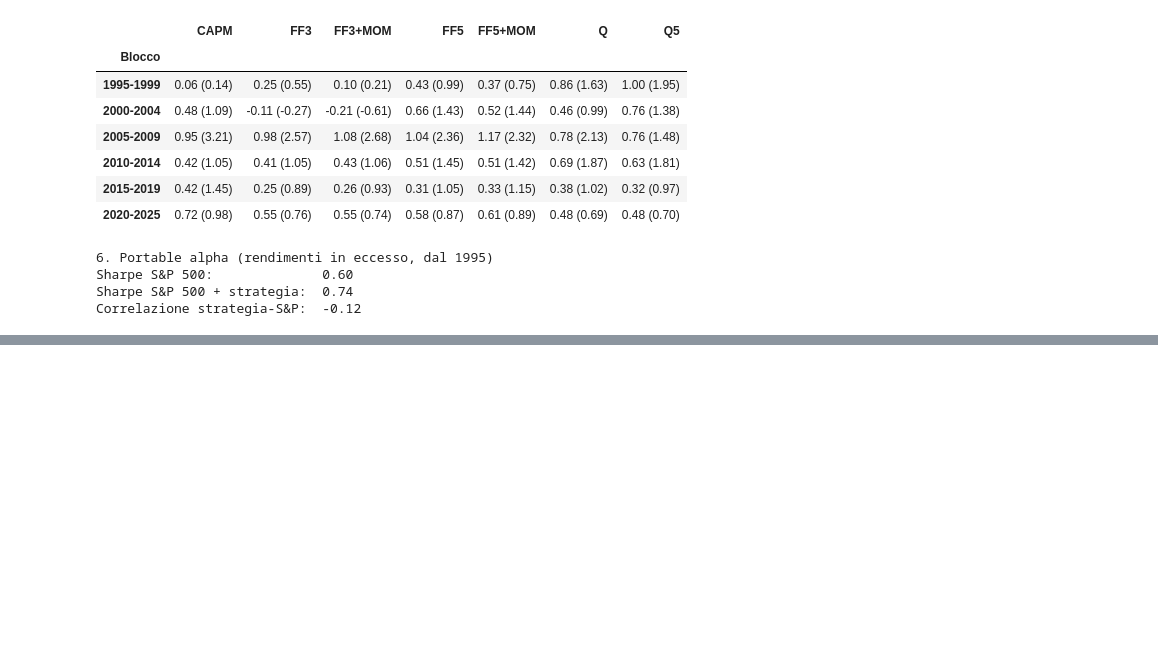
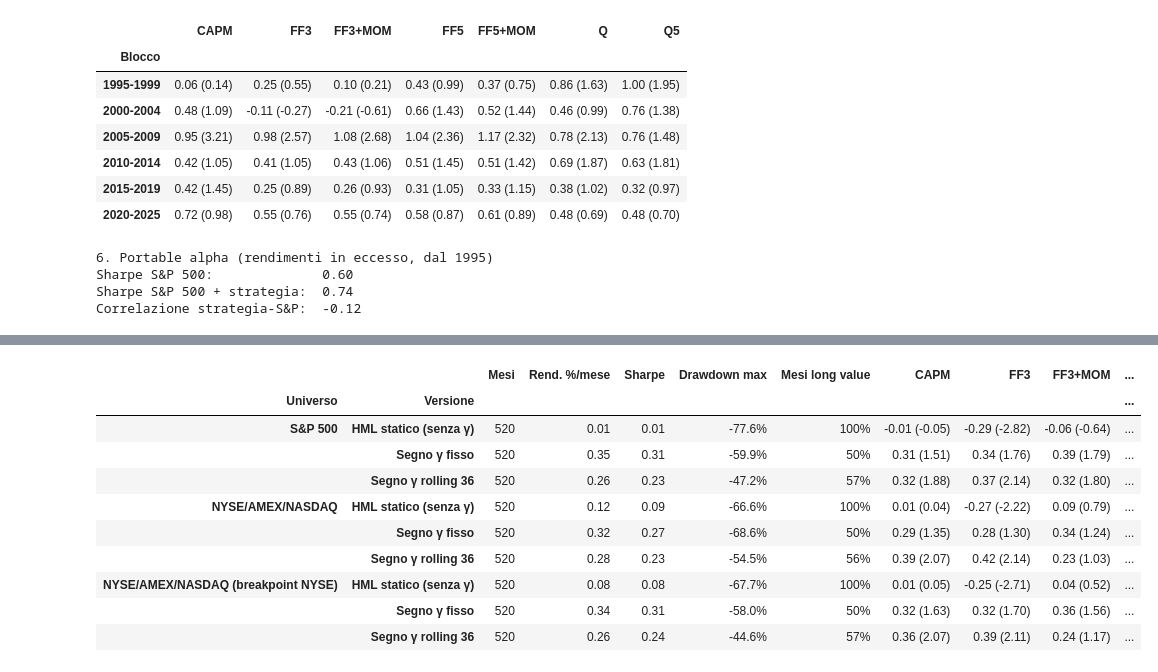
Before and after one commit to luigidimonte/AppliedInvestments, a Jupyter notebook: 02_strategia_value_growth.ipynb, the cells around one changed output, grey strips where cells are left out. Saved outputs shown, nothing was run; the diff lists cells and outputs as text; code cells hidden in the pictures; blank space fills up the shorter version.

Commit message:
Strategia dal 1982, costi, isteresi

```diff
--- a/02_strategia_value_growth.ipynb
+++ b/02_strategia_value_growth.ipynb
@@ -1258,0 +1340,85 @@ Correlazione strategia-S&P:  -0.12
+# %%
+# ---------- campione: dal primo mese con γ rolling disponibile in tutti gli universi ----------
+INIZIO = max(a_periodi(g).dropna().index.min() for g in gamma_roll.values())
+print("Inizio campione:", INIZIO)
+
+def segno(g):
+    return np.sign(a_periodi(g)).replace(0, np.nan).ffill()
+
+def nome_v0(V0):
+    return f"${V0/1e6:,.0f}M" if V0 < 1e9 else f"${V0/1e9:,.0f}B"
+
+VERSIONI_FIN = {"HML statico (senza γ)": None,
+                "Segno γ fisso": gamma_fisso,
+                "Segno γ rolling 36": "rolling"}
+
+OFF, SERIE_FIN = {}, {}
+righe_lordo, righe_costi, righe_netto100 = [], [], []
+
+for u, (flag, bp_nyse) in UNIVERSI.items():
+    c, ls_form = componenti(pesi(crsp[crsp[flag].astype(bool)], bp_nyse))   # indice = mese di formazione
+    y_u = a_periodi(ls[u])                                                    # indice = mese di detenzione
+    sh = ls_form.copy(); sh.index = sh.index + 1
+    OFF[u] = 1 if sh.corr(y_u) > ls_form.corr(y_u) else 0
+    print(f"{u}: correlazione pesi ricostruiti vs serie del notebook = {max(sh.corr(y_u), ls_form.corr(y_u)):.3f}")
+
+    for v, g in VERSIONI_FIN.items():
+        if g is None:
+            s = pd.Series(1.0, index=y_u.index)
+        elif isinstance(g, str):
+            s = segno(gamma_roll[u])
+        else:
+            s = segno(g)
+        r = (s * y_u).dropna()
+        r = r[r.index >= INIZIO]
+
+        # turnover e costi (segno riportato al mese di formazione)
+        sf = s.copy(); sf.index = sf.index - OFF[u]
+        gm = c["mese"].map(sf).fillna(0).to_numpy(dtype=float)
+        gp = (c["mese"] - 1).map(sf).fillna(0).to_numpy(dtype=float)
+        dw = np.abs(gm * c["w"].to_numpy() - gp * c["w_drift"].to_numpy())
+        tmp = pd.DataFrame({"mese": c["mese"], "dw": dw,
+                            "k": c["lam"].to_numpy() * dw**1.5 / np.sqrt(c["ADV"].to_numpy())})
+        agg = tmp.groupby("mese")[["dw", "k"]].sum()
+        agg.index = agg.index + OFF[u]
+        K = agg["k"].reindex(r.index).fillna(0)
+        turn = agg["dw"].reindex(r.index).fillna(0)
+        SERIE_FIN[(u, v)] = (r, K, s)
+
+        # A. lordo
+        rl = {"Universo": u, "Versione": v, "Mesi": len(r),
+              "Rend. %/mese": f"{r.mean()*100:.2f}", "Sharpe": f"{sharpe(r):.2f}",
+              "Drawdown max": f"{drawdown_max(r)*100:.1f}%",
+              "Mesi long value": f"{(s.reindex(r.index) > 0).mean()*100:.0f}%"}
+        for m, X in MODELLI_FATT.items():
+            a, t = alpha_mod(r, X)
+            rl[m] = f"{a*100:.2f} ({t:.2f})"
+        righe_lordo.append(rl)
+
+        # B. turnover, costi e alpha netta FF5+MOM per ogni V0
+        a_l, _ = alpha_mod(r, MODELLI_FATT["FF5+MOM"])
+        a_k, _ = alpha_mod(K, MODELLI_FATT["FF5+MOM"])
+        rc = {"Universo": u, "Versione": v, "Turnover %/mese": f"{turn.mean()*100:.0f}"}
+        for V0 in V0_GRID:
+            a_n, t_n = alpha_mod(r - np.sqrt(V0) * K, MODELLI_FATT["FF5+MOM"])
+            rc[f"Costo {nome_v0(V0)}"] = f"{(np.sqrt(V0) * K).mean()*100:.2f}"
+            rc[f"α netta {nome_v0(V0)}"] = f"{a_n*100:.2f} ({t_n:.2f})"
+        rc["V0 pareggio ($M)"] = f"{(a_l / a_k) ** 2 / 1e6:,.0f}" if (a_l > 0 and a_k > 0) else "0"
+        righe_costi.append(rc)
+
+        # C. alpha netta a $100M nei 7 modelli
+        rn = {"Universo": u, "Versione": v}
+        for m, X in MODELLI_FATT.items():
+            a, t = alpha_mod(r - np.sqrt(1e8) * K, X)
+            rn[m] = f"{a*100:.2f} ({t:.2f})"
+        righe_netto100.append(rn)
+
+pd.set_option("display.width", 250); pd.set_option("display.max_columns", 30)
+idx = ["Universo", "Versione"]
+print(f"\nA. Versione 100/100, lordo, dal {INIZIO} (alpha % mensile, t HAC)")
+display(pd.DataFrame(righe_lordo).set_index(idx))
+print(f"\nB. Turnover, costi (%/mese) e alpha netta FF5+MOM, dal {INIZIO}")
+display(pd.DataFrame(righe_costi).set_index(idx))
+print(f"\nC. Alpha netta a V0 = $100M nei 7 modelli, dal {INIZIO}")
+display(pd.DataFrame(righe_netto100).set_index(idx))
+# %% [output]
@@ -1258,0 +1431,11 @@ Correlazione strategia-S&P:  -0.12
+|  |  | Mesi | Rend. %/mese | Sharpe | Drawdown max | Mesi long value | CAPM | FF3 | FF3+MOM | ... |
+| Universo | Versione |  |  |  |  |  |  |  |  | ... |
+| S&P 500 | HML statico (senza γ) | 520 | 0.01 | 0.01 | -77.6% | 100% | -0.01 (-0.05) | -0.29 (-2.82) | -0.06 (-0.64) | ... |
+|  | Segno γ fisso | 520 | 0.35 | 0.31 | -59.9% | 50% | 0.31 (1.51) | 0.34 (1.76) | 0.39 (1.79) | ... |
+|  | Segno γ rolling 36 | 520 | 0.26 | 0.23 | -47.2% | 57% | 0.32 (1.88) | 0.37 (2.14) | 0.32 (1.80) | ... |
+| NYSE/AMEX/NASDAQ | HML statico (senza γ) | 520 | 0.12 | 0.09 | -66.6% | 100% | 0.01 (0.04) | -0.27 (-2.22) | 0.09 (0.79) | ... |
+|  | Segno γ fisso | 520 | 0.32 | 0.27 | -68.6% | 50% | 0.29 (1.35) | 0.28 (1.30) | 0.34 (1.24) | ... |
+|  | Segno γ rolling 36 | 520 | 0.28 | 0.23 | -54.5% | 56% | 0.39 (2.07) | 0.42 (2.14) | 0.23 (1.03) | ... |
+| NYSE/AMEX/NASDAQ (breakpoint NYSE) | HML statico (senza γ) | 520 | 0.08 | 0.08 | -67.7% | 100% | 0.01 (0.05) | -0.25 (-2.71) | 0.04 (0.52) | ... |
+|  | Segno γ fisso | 520 | 0.34 | 0.31 | -58.0% | 50% | 0.32 (1.63) | 0.32 (1.70) | 0.36 (1.56) | ... |
+|  | Segno γ rolling 36 | 520 | 0.26 | 0.24 | -44.6% | 57% | 0.36 (2.07) | 0.39 (2.11) | 0.24 (1.17) | ... |
```
Also changed, not shown: parts of 8 cells of this notebook.
